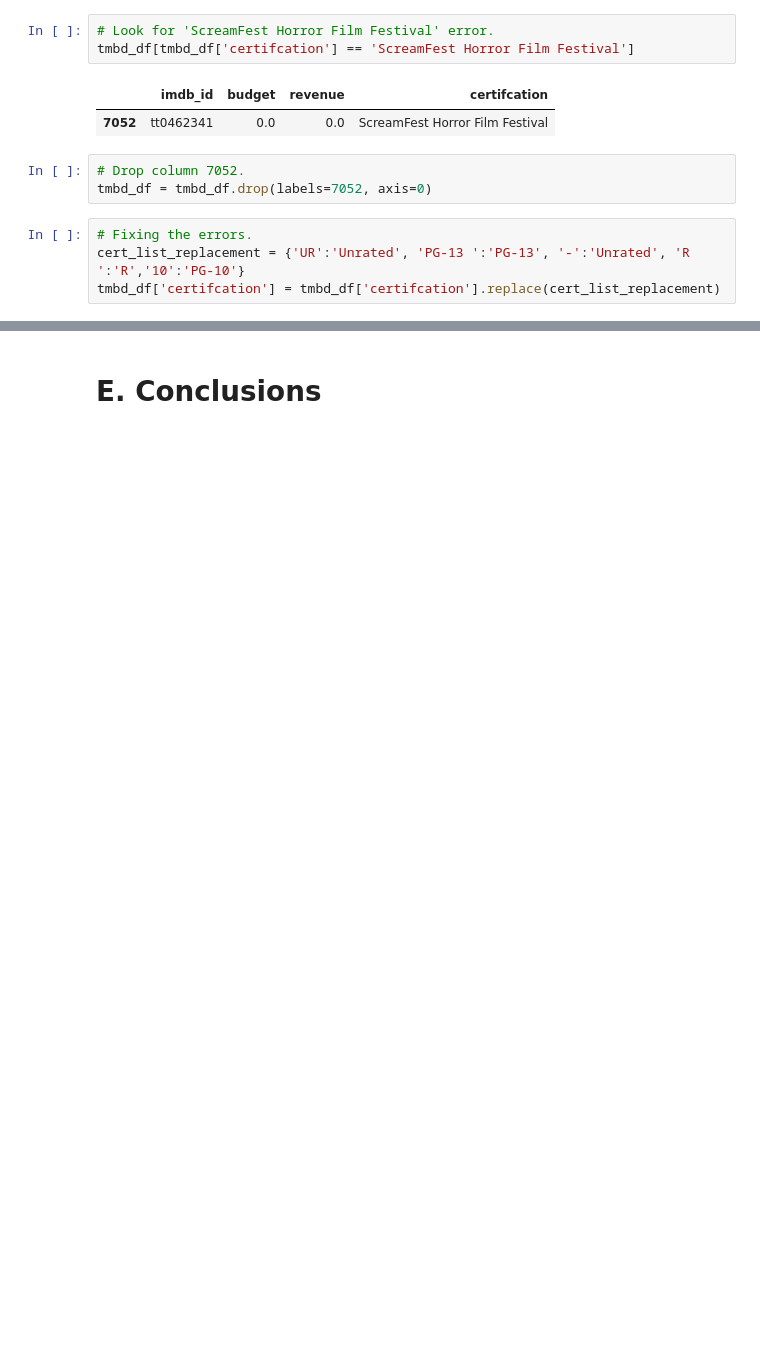
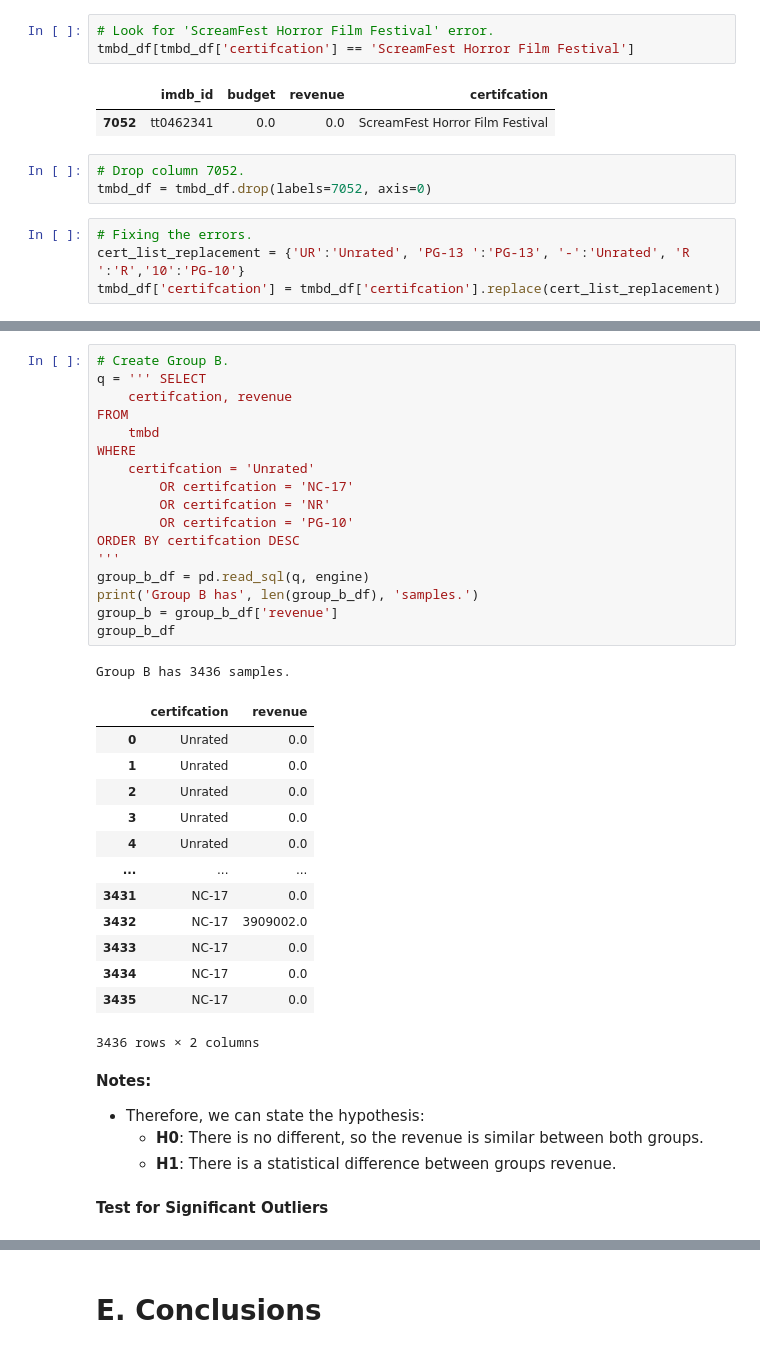
Before and after one commit to edleafvirtual/Project-3-IMDb-Successful-movie, a Jupyter notebook: Part E - A-B Testing.ipynb, the cells around one changed output, grey strips where cells are left out. Cells and saved outputs as stored; diff of their text form; blank space fills up the shorter version.

```diff
--- a/Part E - A-B Testing.ipynb
+++ b/Part E - A-B Testing.ipynb
@@ -200,0 +335,39 @@ Name: certifcation, dtype: int64
+# %%
+# Create Group B.
+q = ''' SELECT
+    certifcation, revenue
+FROM
+    tmbd
+WHERE
+    certifcation = 'Unrated'
+        OR certifcation = 'NC-17'
+        OR certifcation = 'NR'
+        OR certifcation = 'PG-10'
+ORDER BY certifcation DESC
+'''
+group_b_df = pd.read_sql(q, engine)
+print('Group B has', len(group_b_df), 'samples.')
+group_b = group_b_df['revenue']
+group_b_df
+# %% [output]
+Group B has 3436 samples.
+|  | certifcation | revenue |
+| 0 | Unrated | 0.0 |
+| 1 | Unrated | 0.0 |
+| 2 | Unrated | 0.0 |
+| 3 | Unrated | 0.0 |
+| 4 | Unrated | 0.0 |
+| ... | ... | ... |
+| 3431 | NC-17 | 0.0 |
+| 3432 | NC-17 | 3909002.0 |
+| 3433 | NC-17 | 0.0 |
+| 3434 | NC-17 | 0.0 |
+| 3435 | NC-17 | 0.0 |
+3436 rows × 2 columns
+# %% [markdown]
+**Notes:**
+- Therefore, we can state the hypothesis:
+    - **H0**: There is no different, so the revenue is similar between both groups.
+    - **H1**: There is a statistical difference between groups revenue.
+# %% [markdown]
+**Test for Significant Outliers**
```
Also changed, not shown: parts of 44 cells of this notebook, 6 other files.
